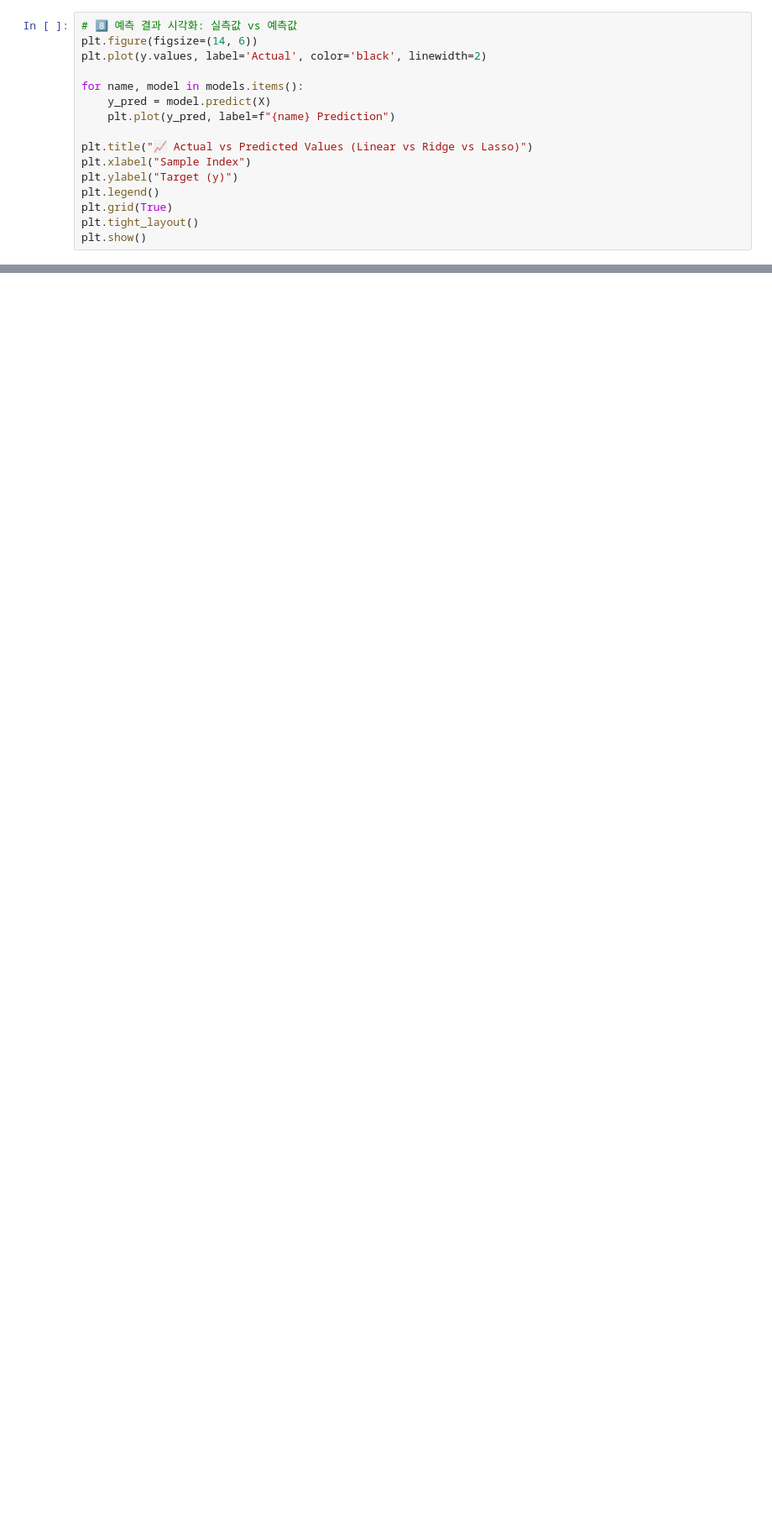
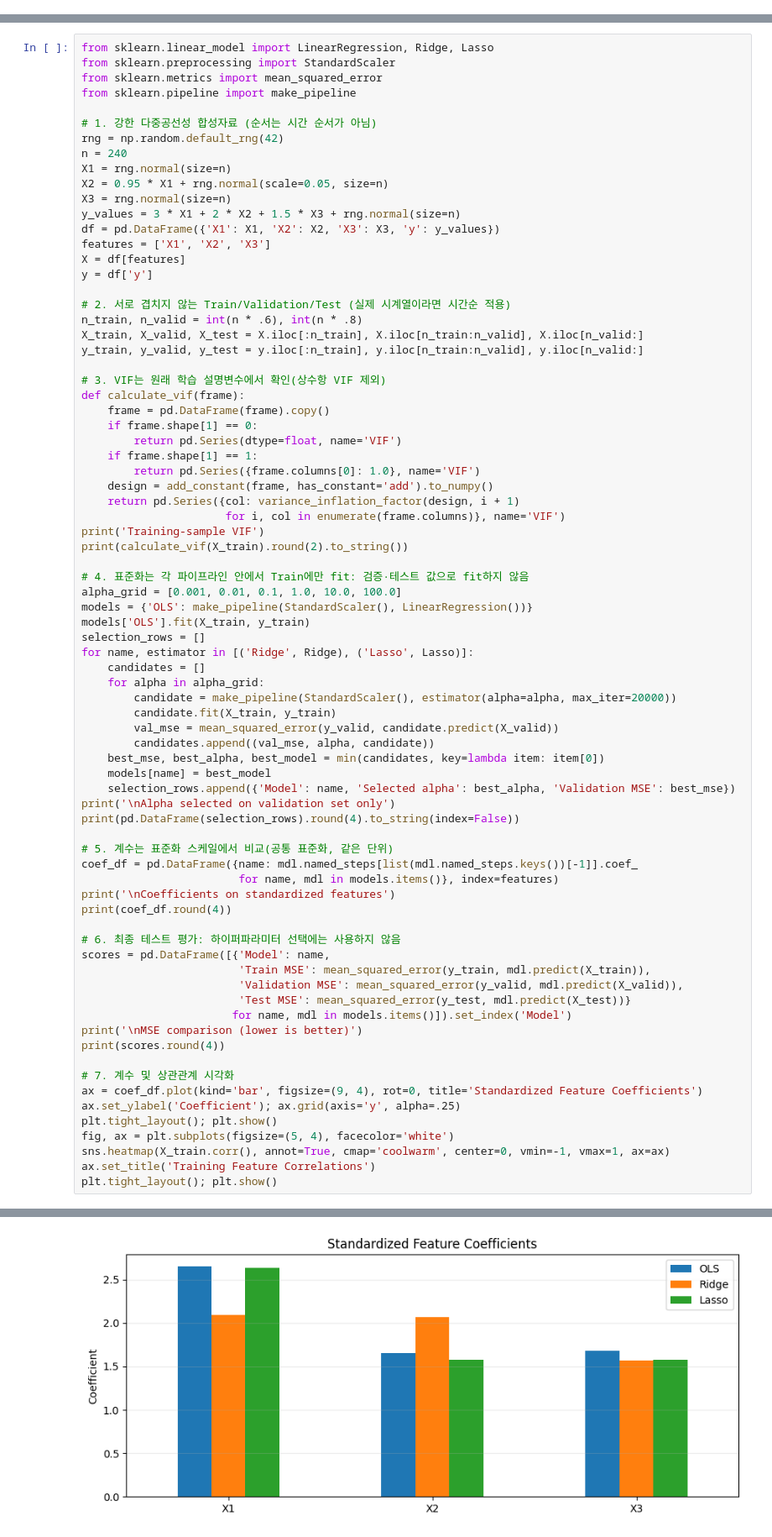
Before and after one commit to nhjung-phd/TimeSeriesAnalysis, a Jupyter notebook: notebooks/32_Multicollinearity.ipynb, the cells around one changed output, grey strips where cells are left out. Shown at 84% size. Cells and saved outputs as stored; diff of their text form; blank space fills up the shorter version.

```diff
--- a/notebooks/32_Multicollinearity.ipynb
+++ b/notebooks/32_Multicollinearity.ipynb
@@ -167,16 +93,0 @@ Lasso MSE: 0.7702
-# %%
-# 8️⃣ 예측 결과 시각화: 실측값 vs 예측값
-plt.figure(figsize=(14, 6))
-plt.plot(y.values, label='Actual', color='black', linewidth=2)
-
-for name, model in models.items():
-    y_pred = model.predict(X)
-    plt.plot(y_pred, label=f"{name} Prediction")
-
-plt.title("📈 Actual vs Predicted Values (Linear vs Ridge vs Lasso)")
-plt.xlabel("Sample Index")
-plt.ylabel("Target (y)")
-plt.legend()
-plt.grid(True)
-plt.tight_layout()
-plt.show()
@@ -278,0 +113,78 @@ plt.show()
+# %%
+from sklearn.linear_model import LinearRegression, Ridge, Lasso
+from sklearn.preprocessing import StandardScaler
+from sklearn.metrics import mean_squared_error
+from sklearn.pipeline import make_pipeline
+
+# 1. 강한 다중공선성 합성자료 (순서는 시간 순서가 아님)
+rng = np.random.default_rng(42)
+n = 240
+X1 = rng.normal(size=n)
+X2 = 0.95 * X1 + rng.normal(scale=0.05, size=n)
+X3 = rng.normal(size=n)
+y_values = 3 * X1 + 2 * X2 + 1.5 * X3 + rng.normal(size=n)
+df = pd.DataFrame({'X1': X1, 'X2': X2, 'X3': X3, 'y': y_values})
+features = ['X1', 'X2', 'X3']
+X = df[features]
+y = df['y']
+
+# 2. 서로 겹치지 않는 Train/Validation/Test (실제 시계열이라면 시간순 적용)
+n_train, n_valid = int(n * .6), int(n * .8)
+X_train, X_valid, X_test = X.iloc[:n_train], X.iloc[n_train:n_valid], X.iloc[n_valid:]
+y_train, y_valid, y_test = y.iloc[:n_train], y.iloc[n_train:n_valid], y.iloc[n_valid:]
+
+# 3. VIF는 원래 학습 설명변수에서 확인(상수항 VIF 제외)
+def calculate_vif(frame):
+    frame = pd.DataFrame(frame).copy()
+    if frame.shape[1] == 0:
+        return pd.Series(dtype=float, name='VIF')
+    if frame.shape[1] == 1:
+        return pd.Series({frame.columns[0]: 1.0}, name='VIF')
+    design = add_constant(frame, has_constant='add').to_numpy()
+    return pd.Series({col: variance_inflation_factor(design, i + 1)
+                      for i, col in enumerate(frame.columns)}, name='VIF')
+print('Training-sample VIF')
+print(calculate_vif(X_train).round(2).to_string())
+
+# 4. 표준화는 각 파이프라인 안에서 Train에만 fit: 검증·테스트 값으로 fit하지 않음
+alpha_grid = [0.001, 0.01, 0.1, 1.0, 10.0, 100.0]
+models = {'OLS': make_pipeline(StandardScaler(), LinearRegression())}
+models['OLS'].fit(X_train, y_train)
+selection_rows = []
+for name, estimator in [('Ridge', Ridge), ('Lasso', Lasso)]:
+    candidates = []
+    for alpha in alpha_grid:
+        candidate = make_pipeline(StandardScaler(), estimator(alpha=alpha, max_iter=20000))
+        candidate.fit(X_train, y_train)
+        val_mse = mean_squared_error(y_valid, candidate.predict(X_valid))
+        candidates.append((val_mse, alpha, candidate))
+    best_mse, best_alpha, best_model = min(candidates, key=lambda item: item[0])
+    models[name] = best_model
+    selection_rows.append({'Model': name, 'Selected alpha': best_alpha, 'Validation MSE': best_mse})
+print('\nAlpha selected on validation set only')
+print(pd.DataFrame(selection_rows).round(4).to_string(index=False))
+
+# 5. 계수는 표준화 스케일에서 비교(공통 표준화, 같은 단위)
+coef_df = pd.DataFrame({name: mdl.named_steps[list(mdl.named_steps.keys())[-1]].coef_
+                        for name, mdl in models.items()}, index=features)
+print('\nCoefficients on standardized features')
+print(coef_df.round(4))
+
+# 6. 최종 테스트 평가: 하이퍼파라미터 선택에는 사용하지 않음
+scores = pd.DataFrame([{'Model': name,
+                        'Train MSE': mean_squared_error(y_train, mdl.predict(X_train)),
+                        'Validation MSE': mean_squared_error(y_valid, mdl.predict(X_valid)),
+                        'Test MSE': mean_squared_error(y_test, mdl.predict(X_test))}
+                       for name, mdl in models.items()]).set_index('Model')
+print('\nMSE comparison (lower is better)')
+print(scores.round(4))
+
+# 7. 계수 및 상관관계 시각화
+ax = coef_df.plot(kind='bar', figsize=(9, 4), rot=0, title='Standardized Feature Coefficients')
+ax.set_ylabel('Coefficient'); ax.grid(axis='y', alpha=.25)
+plt.tight_layout(); plt.show()
+fig, ax = plt.subplots(figsize=(5, 4), facecolor='white')
+sns.heatmap(X_train.corr(), annot=True, cmap='coolwarm', center=0, vmin=-1, vmax=1, ax=ax)
+ax.set_title('Training Feature Correlations')
+plt.tight_layout(); plt.show()
+# %% [output]
@@ -278,0 +208 @@ plt.show()
+[figure, added]
```
Also changed, not shown: parts of 19 cells of this notebook.
